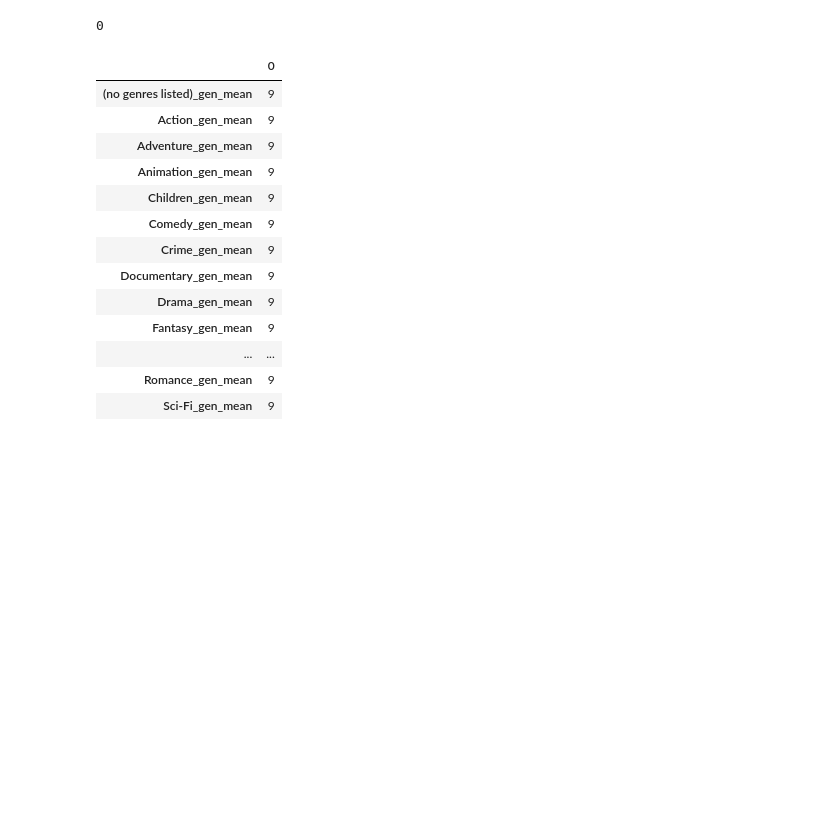
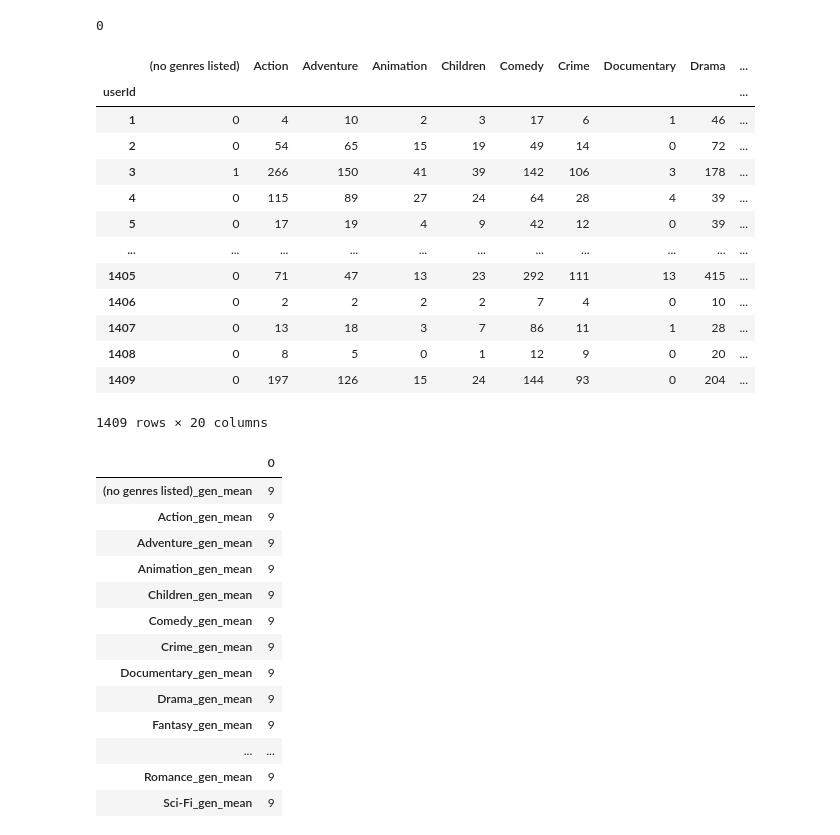
Before and after one commit to aleks-haksly/Simulative, a Jupyter notebook: ML/recomendation.ipynb, the cells around one changed output. Saved outputs shown, nothing was run; the diff lists cells and outputs as text; code cells hidden in the pictures; blank space fills up the shorter version.

```diff
--- a/ML/recomendation.ipynb
+++ b/ML/recomendation.ipynb
@@ -307,47 +307,42 @@ class CustomTransformer2(BaseEstimator, TransformerMixin):
     def __init__(
         self,
         movies_data,
-        date_col='timestamp'
 
     ):
-        self.date_col = date_col
+
         self.mlb = MultiLabelBinarizer()
         self.movies_data = movies_data
 
     def fit(self, X, y):
 
-        concatenated_df = pd.concat([X, y], axis = 1)
-        self.rating_user_mean = concatenated_df.groupby("userId", as_index=False)\
+        X_train_copy = X.copy()
+        X_train_copy = pd.concat([X_train_copy, y], axis = 1)
+        X_train_copy = X_train_copy.merge(movies_df[['movieId', 'genres']], on='movieId', how='left')
+
+        self.rating_user_mean = X_train_copy.groupby("userId", as_index=False)\
                                                .rating.mean()\
                                                .rename({"rating": "rating_user_mean"}, axis=1)
 
-        self.rating_movie_mean = concatenated_df.groupby("movieId", as_index=False)\
+        self.rating_movie_mean = X_train_copy.groupby("movieId", as_index=False)\
                                                 .rating.mean()\
                                                 .rename({"rating": "rating_movie_mean"}, axis=1)
 
+
         self.mlb.fit(self.movies_data.genres.apply(lambda x: x.split('|')))
-        self.ratings = y.copy()
 
-        return self
+
+        mlb_encoded_genres = pd.DataFrame(self.mlb.transform(X_train_copy.genres.apply(lambda x: x.split('|'))), \
+                                          columns=self.mlb.classes_)
+
+        temp = pd.concat([X_train_copy.userId, mlb_encoded_genres], axis=1).groupby("userId").mean()
+        return temp #.mul(y, axis=0)
 
     def transform(self, X:pd.DataFrame):
 
         X_copy= X.copy()
         X_copy = X_copy.merge(self.rating_user_mean, how='left', on='userId') \
                        .merge(self.rating_movie_mean, how='left', on='movieId') \
-                       .merge(movies_df[['movieId', 'genres']], on='movieId', how='left').fillna(2.5)
-
-        datetime_ = pd.to_datetime(X_copy.timestamp, unit='s')
-
-        X_copy['year'] = datetime_.dt.year
-        X_copy['month'] = datetime_.dt.month
-        X_copy['day_of_week'] = datetime_.dt.day_of_week
-        X_copy['time'] = pd.cut(datetime_.dt.hour,
-                                include_lowest=True,
-                                bins=[0, 5, 12, 17, 21, 24],
-                                right=False,
-                                ordered=False,
-                                labels=['night', 'morining', 'afternoon', 'evening', 'night'])
+                       .merge(movies_df[['movieId', 'genres']], on='movieId', how='left').fillna(self.mean_rating)
 
         X_copy['genres'] = X_copy.genres.apply(lambda x: x.split('|'))
 
@@ -373,4 +368,21 @@ class CustomTransformer2(BaseEstimator, TransformerMixin):
 
     def inverse_transform(self):
         pass
+# %%
+CustomTransformer2(movies_data=movies_df).fit(X_train, y_train)
+# %% [output]
+|  | (no genres listed) | Action | Adventure | Animation | Children | Comedy | Crime | Documentary | Drama | ... |
+| userId |  |  |  |  |  |  |  |  |  | ... |
+| 1 | 0 | 4 | 10 | 2 | 3 | 17 | 6 | 1 | 46 | ... |
+| 2 | 0 | 54 | 65 | 15 | 19 | 49 | 14 | 0 | 72 | ... |
+| 3 | 1 | 266 | 150 | 41 | 39 | 142 | 106 | 3 | 178 | ... |
+| 4 | 0 | 115 | 89 | 27 | 24 | 64 | 28 | 4 | 39 | ... |
+| 5 | 0 | 17 | 19 | 4 | 9 | 42 | 12 | 0 | 39 | ... |
+| ... | ... | ... | ... | ... | ... | ... | ... | ... | ... | ... |
+| 1405 | 0 | 71 | 47 | 13 | 23 | 292 | 111 | 13 | 415 | ... |
+| 1406 | 0 | 2 | 2 | 2 | 2 | 7 | 4 | 0 | 10 | ... |
+| 1407 | 0 | 13 | 18 | 3 | 7 | 86 | 11 | 1 | 28 | ... |
+| 1408 | 0 | 8 | 5 | 0 | 1 | 12 | 9 | 0 | 20 | ... |
+| 1409 | 0 | 197 | 126 | 15 | 24 | 144 | 93 | 0 | 204 | ... |
+1409 rows × 20 columns
 # %%
```
Also changed, not shown: parts of 1 cell of this notebook.
